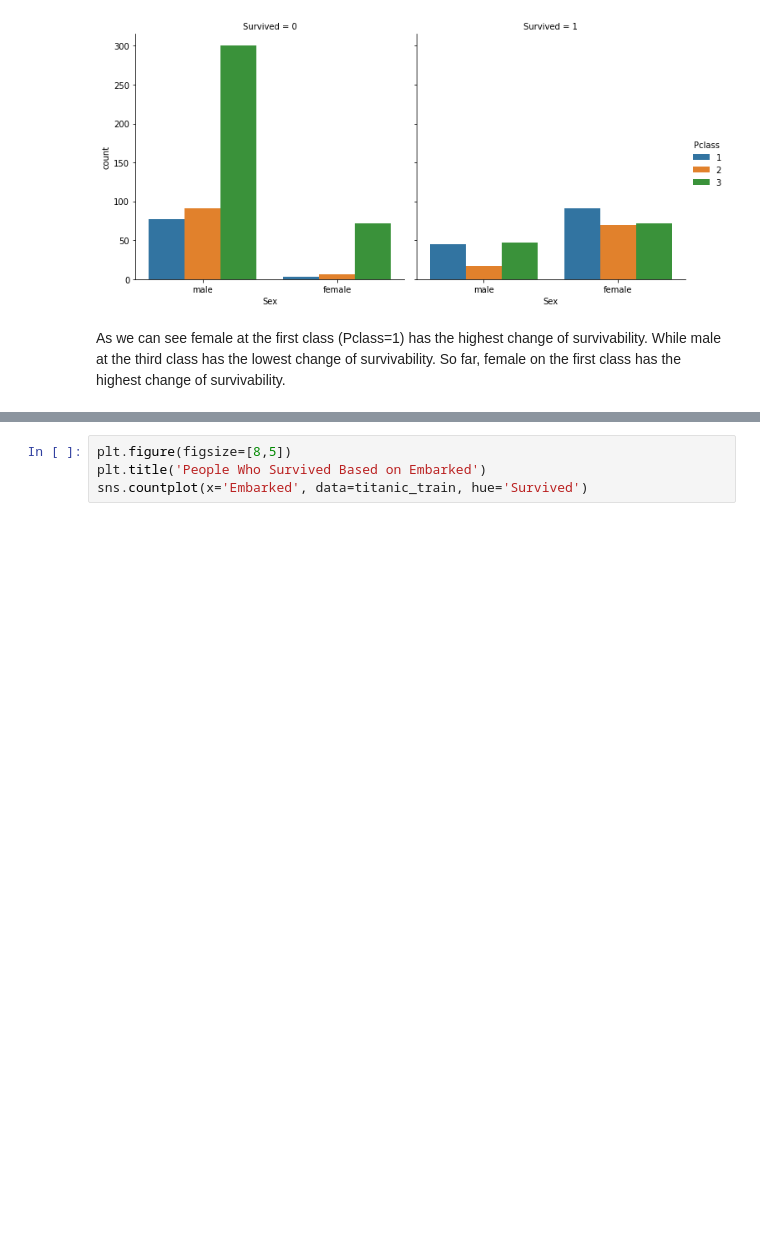
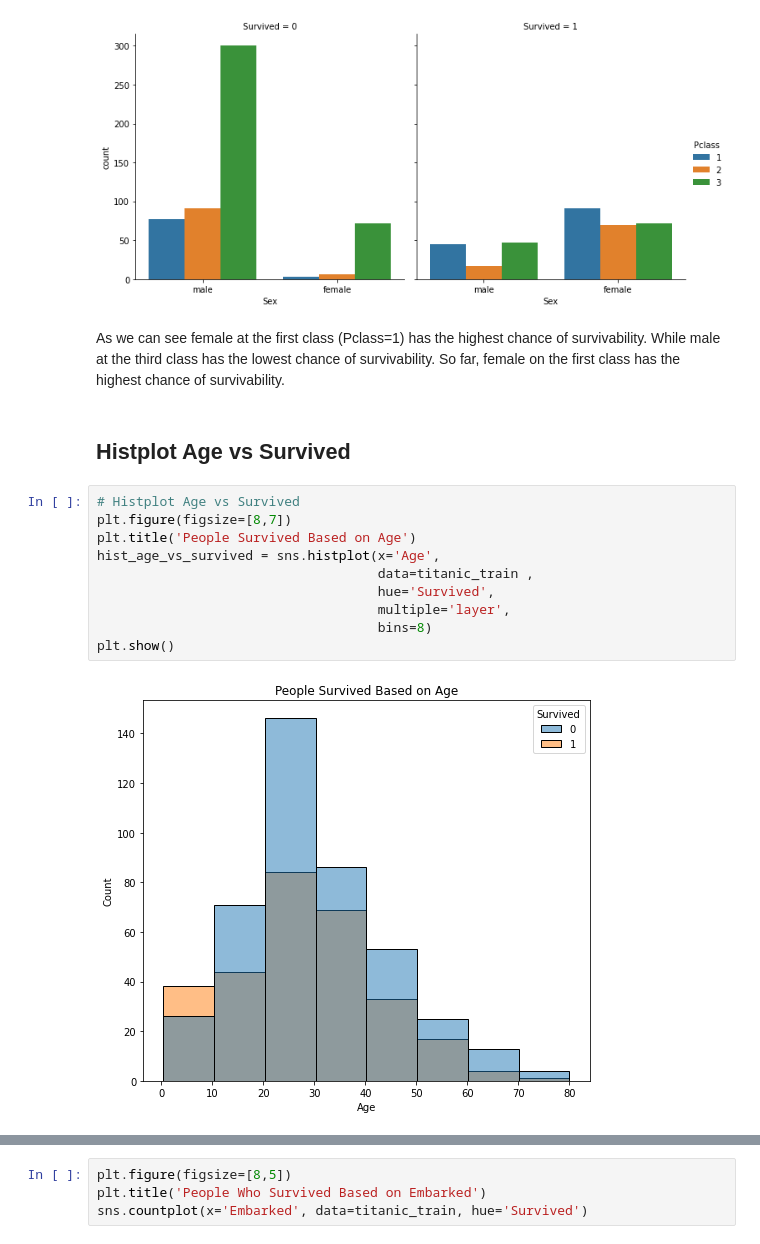
Before and after one commit to marcellinus-witarsah/dataScienceMiniProjects, a Jupyter notebook: TitanicSurvivalModel/Titanic Third.ipynb, the cells around one changed output, grey strips where cells are left out. Saved outputs shown, nothing was run; the diff lists cells and outputs as text; blank space fills up the shorter version.

```diff
--- a/TitanicSurvivalModel/Titanic Third.ipynb
+++ b/TitanicSurvivalModel/Titanic Third.ipynb
@@ -271,4 +253,18 @@ sns.catplot(x='Sex',
 <seaborn.axisgrid.FacetGrid at 0x...>
 [figure]
 # %% [markdown]
-As we can see female at the first class (Pclass=1) has the highest change of survivability. While male at the third class has the lowest change of survivability. So far, female on the first class has the highest change of survivability.
+As we can see female at the first class (Pclass=1) has the highest chance of survivability. While male at the third class has the lowest chance of survivability. So far, female on the first class has the highest chance of survivability.
+# %% [markdown]
+## Histplot Age vs Survived
+# %%
+# Histplot Age vs Survived
+plt.figure(figsize=[8,7])
+plt.title('People Survived Based on Age')
+hist_age_vs_survived = sns.histplot(x='Age',
+                                    data=titanic_train ,
+                                    hue='Survived',
+                                    multiple='layer',
+                                    bins=8)
+plt.show()
+# %% [output]
+[figure, added]
```
Also changed, not shown: parts of 11 cells of this notebook.
